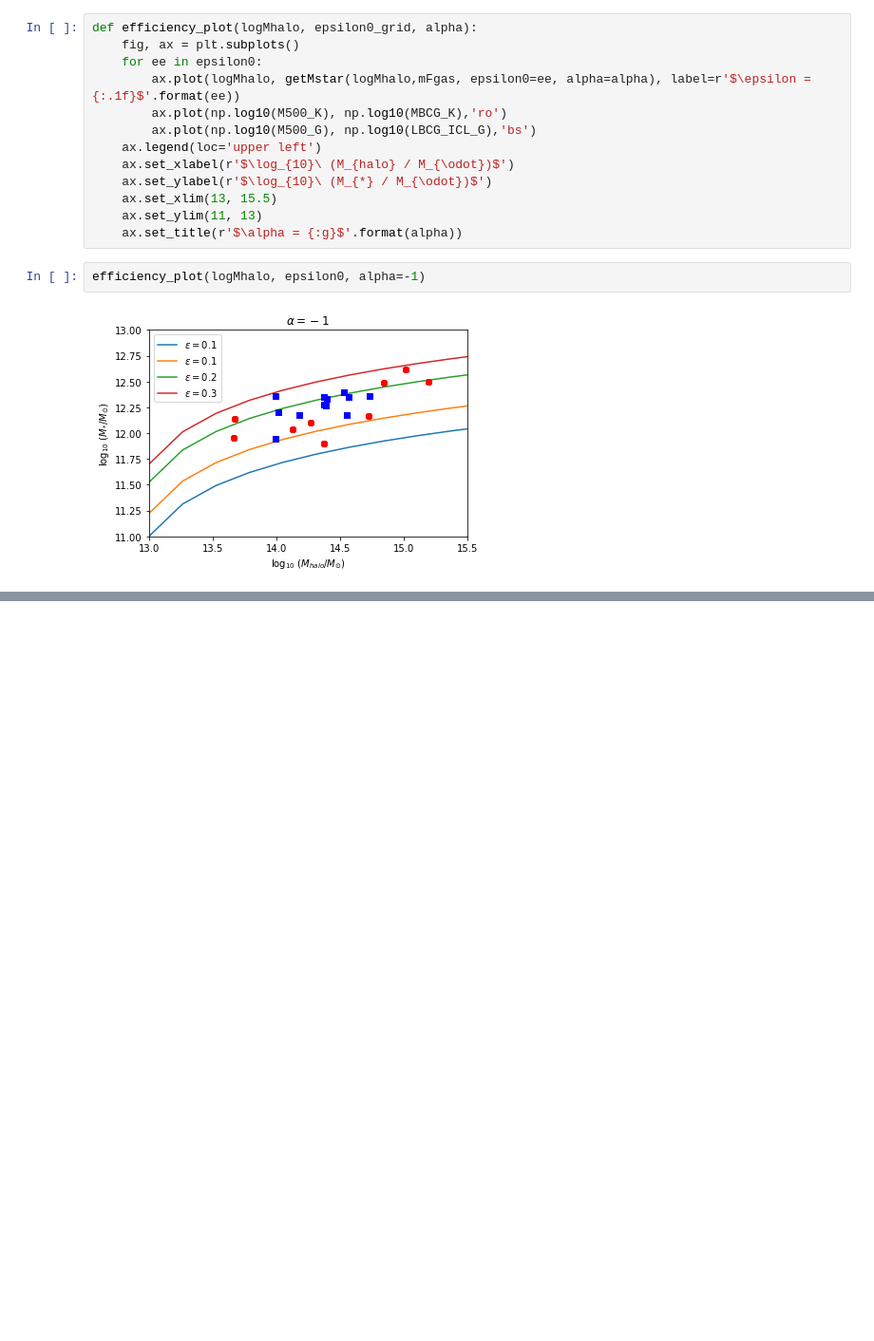
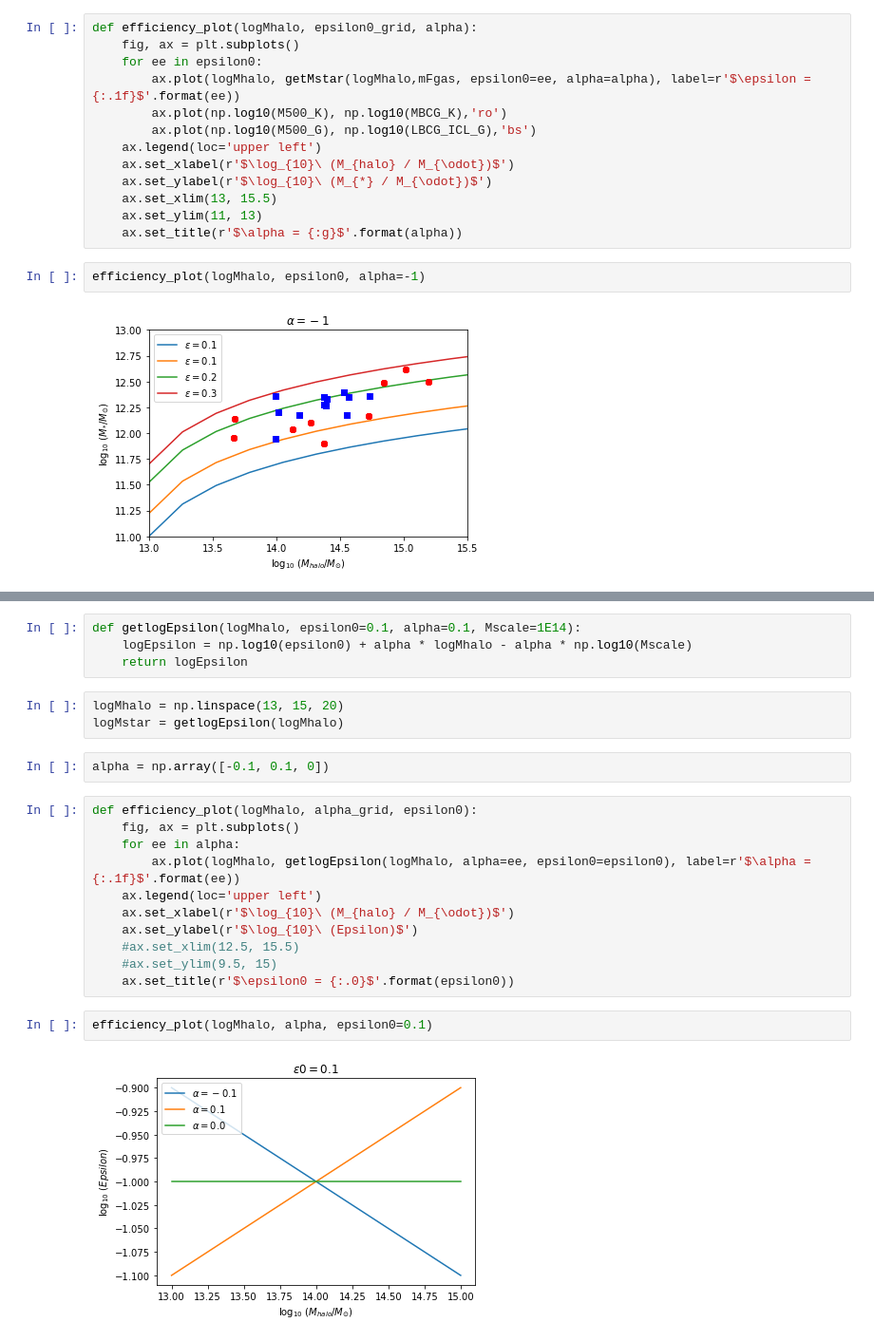
Before and after one commit to moustakas/siena-astrophysics, a Jupyter notebook: summer2017/ghadeer/jojoS2017.ipynb, the cells around one changed output, grey strips where cells are left out. Shown at 95% size. Drawn from its saved outputs; the diff is of its cells as text; blank space fills up the shorter version.

```diff
--- a/summer2017/ghadeer/jojoS2017.ipynb
+++ b/summer2017/ghadeer/jojoS2017.ipynb
@@ -485,0 +509,24 @@ efficiency_plot(logMhalo, epsilon0, alpha=-1)
+# %%
+def getlogEpsilon(logMhalo, epsilon0=0.1, alpha=0.1, Mscale=1E14):
+    logEpsilon = np.log10(epsilon0) + alpha * logMhalo - alpha * np.log10(Mscale)
+    return logEpsilon
+# %%
+logMhalo = np.linspace(13, 15, 20)
+logMstar = getlogEpsilon(logMhalo)
+# %%
+alpha = np.array([-0.1, 0.1, 0])
+# %%
+def efficiency_plot(logMhalo, alpha_grid, epsilon0):
+    fig, ax = plt.subplots()
+    for ee in alpha:
+        ax.plot(logMhalo, getlogEpsilon(logMhalo, alpha=ee, epsilon0=epsilon0), label=r'$\alpha = {:.1f}$'.format(ee))
+    ax.legend(loc='upper left')
+    ax.set_xlabel(r'$\log_{10}\ (M_{halo} / M_{\odot})$')
+    ax.set_ylabel(r'$\log_{10}\ (Epsilon)$')
+    #ax.set_xlim(12.5, 15.5)
+    #ax.set_ylim(9.5, 15)
+    ax.set_title(r'$\epsilon0 = {:.0}$'.format(epsilon0))
+# %%
+efficiency_plot(logMhalo, alpha, epsilon0=0.1)
+# %% [output]
+[figure, added]
```
Also changed, not shown: parts of 3 cells of this notebook.
